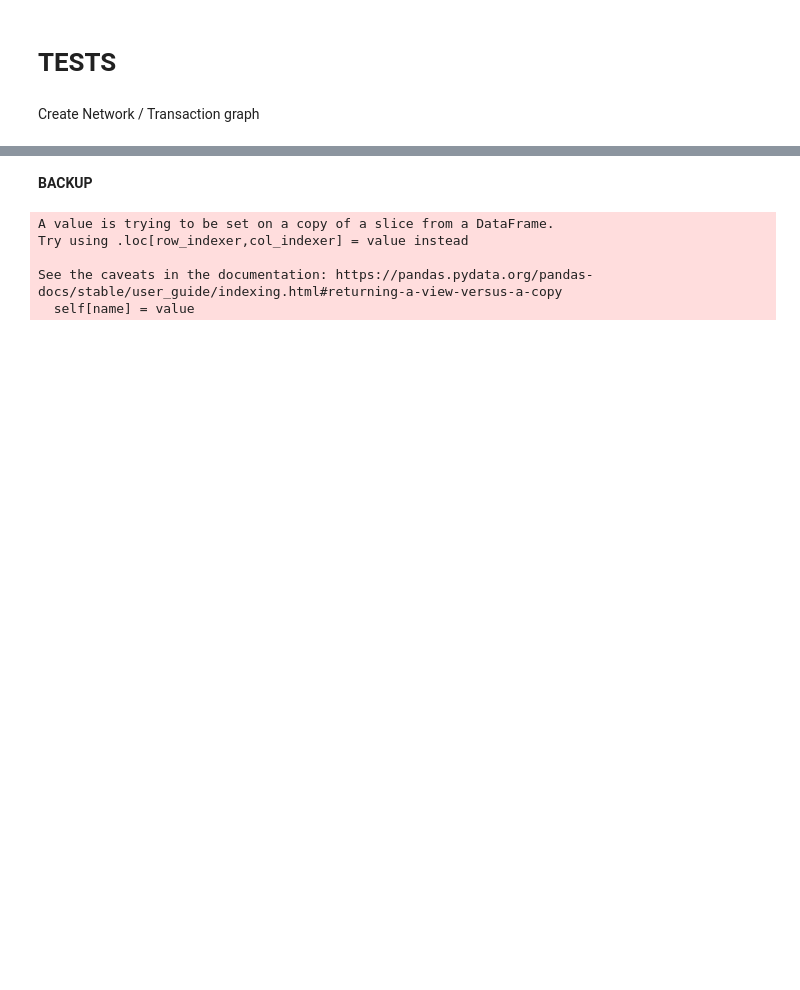
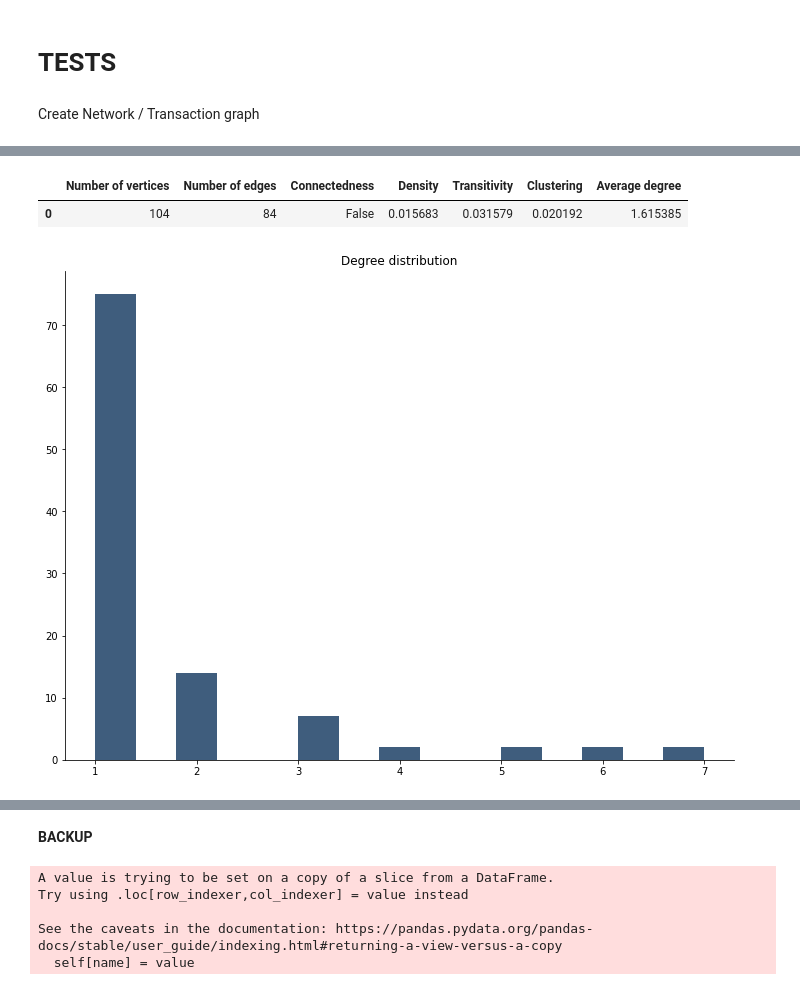
Before and after one commit to rkoprik/txs_graph, a Jupyter notebook: SoChain.ipynb, the cells around one changed output, grey strips where cells are left out. Saved outputs shown, nothing was run; the diff lists cells and outputs as text; code cells hidden in the pictures; blank space fills up the shorter version.

```diff
--- a/SoChain.ipynb
+++ b/SoChain.ipynb
@@ -321,0 +516,73 @@
+# %%
+# Get information on the graph level
+  # https://claudius-graebner.com/teaching/20_01-Cusanus19/Networks.html
+
+# Number of vertices
+g.number_of_nodes()
+nodes_summary = nx.number_of_nodes(g)
+
+# Number of edges
+g.number_of_edges()
+edges_summary = nx.number_of_edges(g)
+
+# Connectedness
+  # A graph is connected if every node can be reached from any other node
+connection_summary = nx.is_connected(g)
+
+# Diameter
+  # longest distance between two vertices
+# nx.diameter(g)
+  # NetworkXError: Found infinite path length because the graph is not connected
+
+# Average path length
+  # average of all the distances in the graph
+# nx.average_shortest_path_length(g)
+  # NetworkXError: Graph is not connected.
+
+# Density
+density_summary = nx.density(g)
+
+# Transitivity
+  # relating the number of triangles with the number of triples in the graph
+transitivity_summary = nx.transitivity(g)
+
+# Clustering coefficient
+clustering_summary = nx.average_clustering(g)
+
+# Average degree
+  # average of all vertex degrees in the graph
+avgdegree_summary = np.mean([i[1] for i in g.degree()])
+
+# summary table
+summary = pd.DataFrame({'Number of vertices': nodes_summary,
+                        'Number of edges': edges_summary,
+                        'Connectedness': connection_summary,
+                        'Density': density_summary,
+                        'Transitivity': transitivity_summary,
+                        'Clustering': clustering_summary,
+                        'Average degree': avgdegree_summary}, index=[0])
+summary
+# %% [output]
+|  | Number of vertices | Number of edges | Connectedness | Density | Transitivity | Clustering | Average degree |
+| 0 | 104 | 84 | False | 0.015683 | 0.031579 | 0.020192 | 1.615385 |
+# %%
+# Degree distribution
+  #  degree of a node in a network is the number of connections it has to other
+  # nodes and the degree distribution is the probability distribution of these
+  # degrees over the whole network.
+degs = [i[1] for i in g.degree()]
+fig, ax = plt.subplots(figsize=(12, 9))
+ax.spines["top"].set_visible(False) # Remove plot frame line on the top
+ax.spines["right"].set_visible(False) # Remove plot frame line on the right
+ax.get_xaxis().tick_bottom()  # Remove ticks on the bottom
+ax.get_yaxis().tick_left()  # Remove the ticks on the left
+ax.set_title("Degree distribution") # title
+
+ax.hist(degs, color="#3F5D7D", bins='auto');
+
+plt.savefig('degree_dist.png', dpi = 300, transparent=True)
+  # only very few vertices with high degrees, and many with relatively small degrees
+  # -- a typical results for social networks. In such cases, we say that the degree
+  # distribution is heavy tailed.
+# %% [output]
+[figure, added]
```
Also changed, not shown: parts of 20 cells of this notebook.
